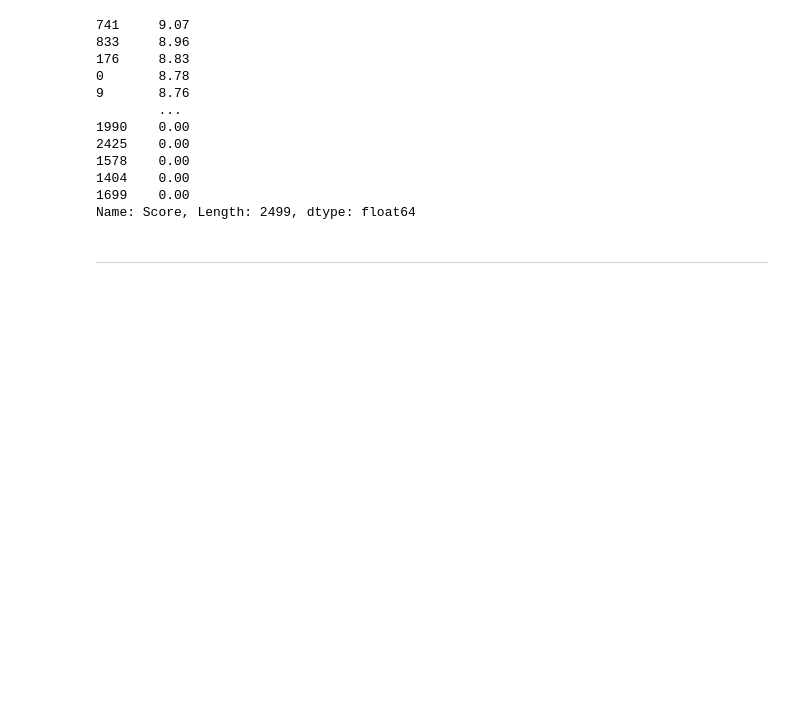
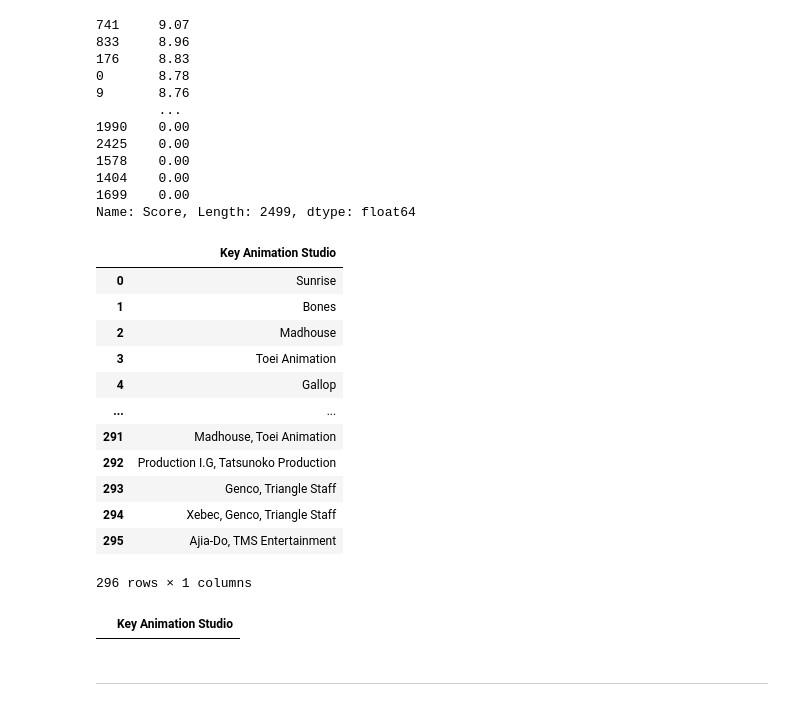
Before and after one commit to L-Novelli/coder_database, a Jupyter notebook: notebook/datasets_Novelli.ipynb, the cells around one changed output. Cells and saved outputs as stored; diff of their text form; code cells hidden in the pictures; blank space fills up the shorter version.

```diff
--- a/notebook/datasets_Novelli.ipynb
+++ b/notebook/datasets_Novelli.ipynb
@@ -69,6 +69,31 @@ print(scores)
 1404    0.00
 1699    0.00
 Name: Score, Length: 2499, dtype: float64
+# %%
+studio = anime_df['Studios']
+studio = studio.dropna().unique()
+studio = pd.DataFrame(studio)
+studio = studio.rename(columns = {0: "Key Animation Studio"})
+studio
+# %% [output]
+|  | Key Animation Studio |
+| 0 | Sunrise |
+| 1 | Bones |
+| 2 | Madhouse |
+| 3 | Toei Animation |
+| 4 | Gallop |
+| ... | ... |
+| 291 | Madhouse, Toei Animation |
+| 292 | Production I.G, Tatsunoko Production |
+| 293 | Genco, Triangle Staff |
+| 294 | Xebec, Genco, Triangle Staff |
+| 295 | Ajia-Do, TMS Entertainment |
+296 rows × 1 columns
+# %%
+substring = 'Madhouse'
+studio[studio.apply(lambda row: row.astype(str).str.contains(substring, case=False).any(), axis=1)]
+# %% [output]
+|  | Key Animation Studio |
 # %% [markdown]
 ---
 # %%
```
Also changed, not shown: parts of 4 cells of this notebook.
